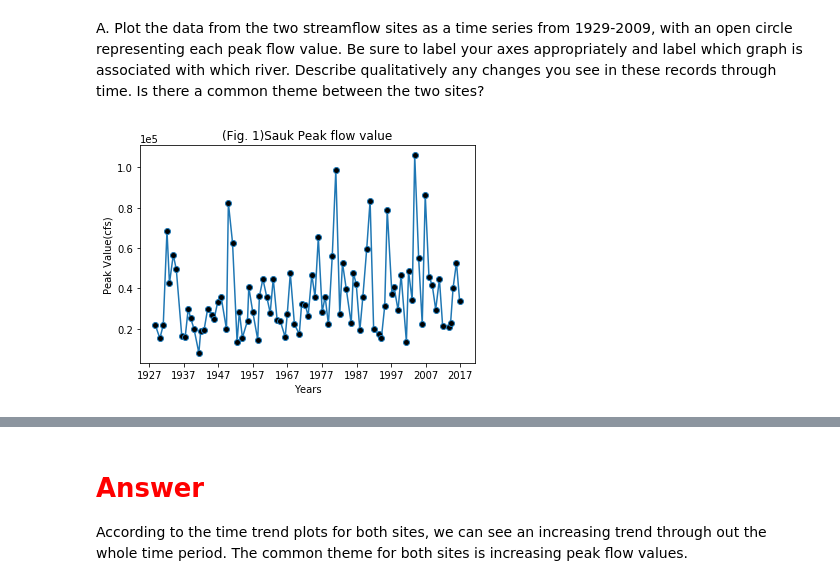
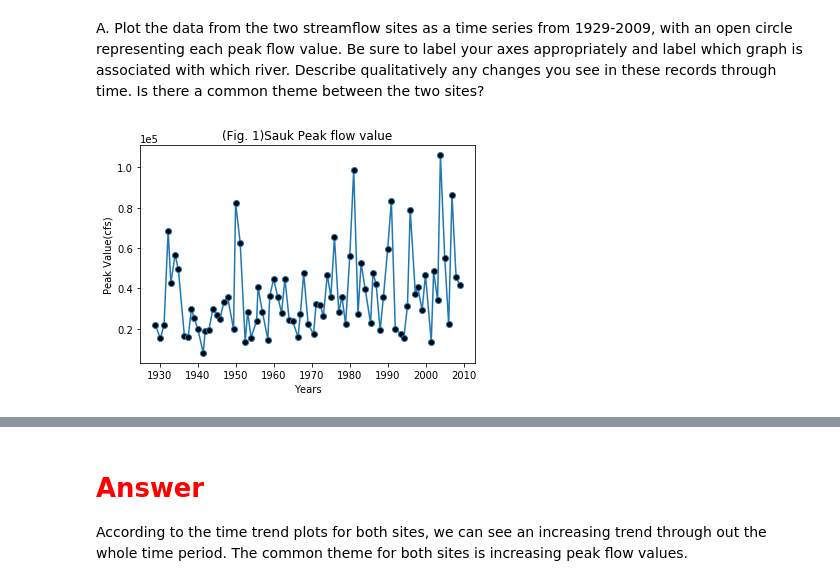
Before and after one commit to AzusaSayuri/UW-Data-analysis, a Jupyter notebook: HW1.ipynb, the cells around one changed output, grey strips where cells are left out. Cells and saved outputs as stored; diff of their text form; code cells hidden in the pictures.

```diff
--- a/HW1.ipynb
+++ b/HW1.ipynb
@@ -19,11 +19,11 @@ from scipy.stats import norm
 %matplotlib inline
 # %%
 #import dataset
-df_sauk=pd.read_excel('Sauk_peak_WY1929_2017.xlsx')
-df_skykomish=pd.read_excel('Skykomish_peak_flow_12134500_skykomish_river_near_gold_bar.xlsx')
+df_sauk=pd.read_excel('peak_flow_12189500_sauk_river_near_sauk.xls')
+df_skykomish=pd.read_excel('peak_flow_12134500_skykomish_river_near_gold_bar.xls')
 # %%
 #rearrange the data so can be used in python
-df_sk=pd.DataFrame.copy(df_sauk.loc[7:,:])
-df_sk.columns=list(df_sauk.loc[5,:])
+df_sk=pd.DataFrame.copy(df_sauk.loc[1:,:])
+df_sk.columns=['water_year','peak_va']
 df_sk.head()
 # %% [output]
@@ -47,16 +49,16 @@ A. Plot the data from the two streamflow sites as a time series from 1929-2009,
 # %%
 #plot df_sauk
 plt.figure(1)
-plt.plot(df_sk['peak_dt'],df_sk['peak_va'],'-o',markerfacecolor='black')
+plt.plot(df_sk['water_year'],df_sk['peak_va'],'-o',markerfacecolor='black')
 
 plt.xlabel('Years')
 plt.ylabel('Peak Value(cfs)')
 plt.title('(Fig. 1)Sauk Peak flow value')
 
 #Change Y axis to sci notation
 plt.ticklabel_format(axis='y', style='sci', scilimits=(0,0))
 # %% [output]
-[figure, old version]
+[figure, new version]
 # %%
 #plot df_skykimosh
 plt.figure(2)
```
Also changed, not shown: parts of 12 cells of this notebook, 2 other files.
